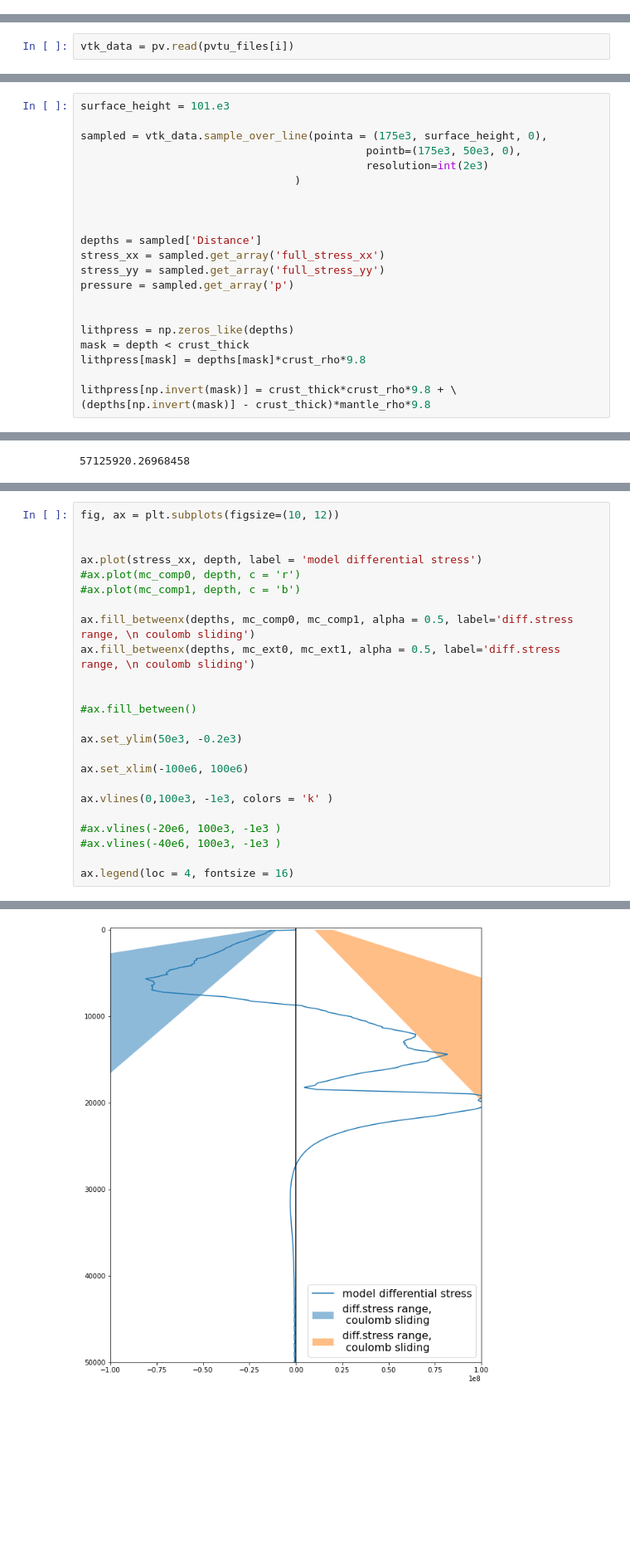
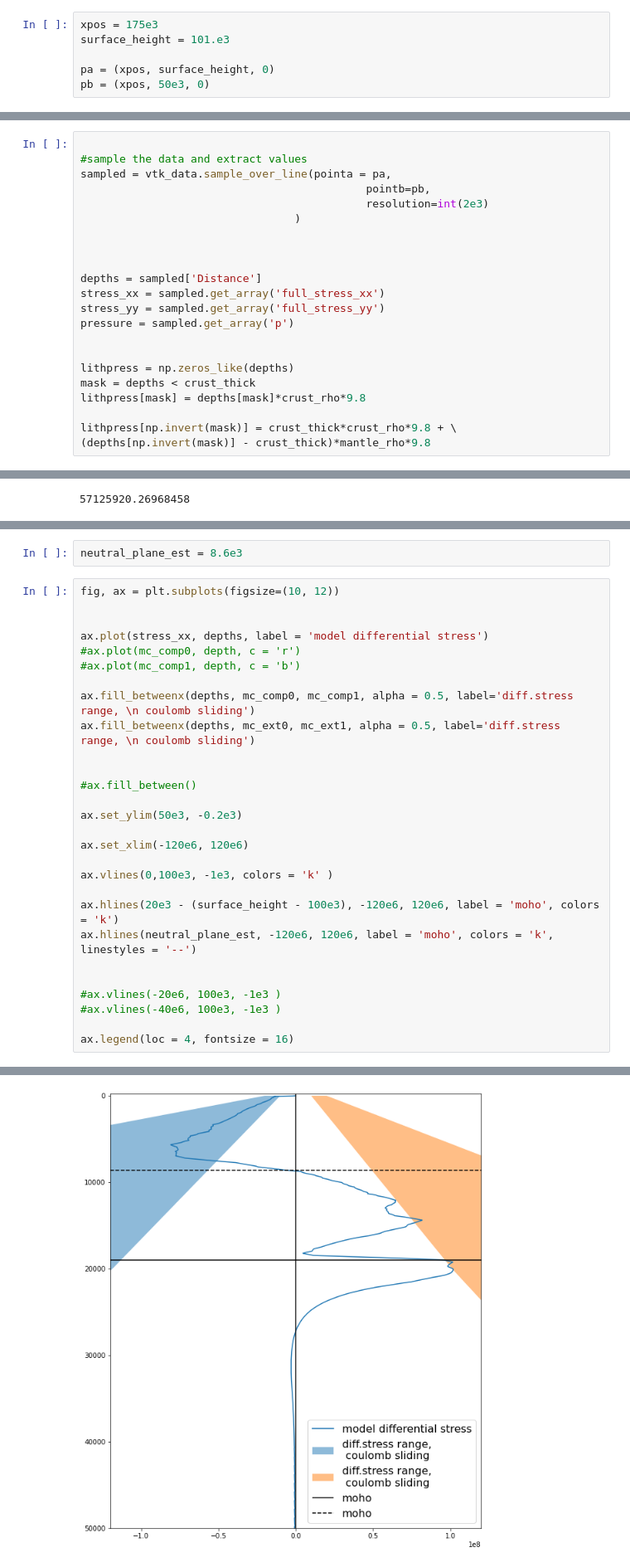
Before and after one commit to dansand/transform-2021, a Jupyter notebook: aspect-notebooks/rift_model_plots.ipynb, the cells around one changed output, grey strips where cells are left out. Shown at 83% size. Cells and saved outputs as stored; diff of their text form; blank space fills up the shorter version.

```diff
--- a/aspect-notebooks/rift_model_plots.ipynb
+++ b/aspect-notebooks/rift_model_plots.ipynb
@@ -142,3 +146,9 @@ ViewInteractiveWidget(height=600, layout=Layout(height='auto', width='100%'), wi
+# %%
+xpos = 175e3
+surface_height = 101.e3
+
+pa = (xpos, surface_height, 0)
+pb = (xpos, 50e3, 0)
 # %%
 friction_angle =   20.
 cohesion      = 20.e6
@@ -149,6 +159,4 @@ friction_weak = 0.25
 crust_thick = 20e3
 crust_rho = 2900
 mantle_rho = 3300
-# %%
-vtk_data = pv.read(pvtu_files[i])
 # %%
@@ -172,10 +183,10 @@ vtk_data.point_arrays['full_stress_xy'] = \
 vtk_data.point_arrays['viscosity']*(2*vtk_data.point_arrays['strain_rate_tensor_xy']*np.sqrt(1) + \
                                     vtk_data.point_arrays['ve_stress_xy']/(dte_years*y2s*shear_mod))
 # %%
-surface_height = 101.e3
 
-sampled = vtk_data.sample_over_line(pointa = (175e3, surface_height, 0),
-                                            pointb=(175e3, 50e3, 0),
+#sample the data and extract values
+sampled = vtk_data.sample_over_line(pointa = pa,
+                                            pointb=pb,
                                             resolution=int(2e3)
                                  )
 
@@ -188,7 +199,7 @@ pressure = sampled.get_array('p')
 
 
 lithpress = np.zeros_like(depths)
-mask = depth < crust_thick
+mask = depths < crust_thick
 lithpress[mask] = depths[mask]*crust_rho*9.8
 
 lithpress[np.invert(mask)] = crust_thick*crust_rho*9.8 + \
@@ -241,27 +272,33 @@ fc0
+# %%
+neutral_plane_est = 8.6e3
 # %%
 fig, ax = plt.subplots(figsize=(10, 12))
 
 
-ax.plot(stress_xx, depth, label = 'model differential stress')
+ax.plot(stress_xx, depths, label = 'model differential stress')
 #ax.plot(mc_comp0, depth, c = 'r')
 #ax.plot(mc_comp1, depth, c = 'b')
 
 ax.fill_betweenx(depths, mc_comp0, mc_comp1, alpha = 0.5, label='diff.stress range, \n coulomb sliding')
 ax.fill_betweenx(depths, mc_ext0, mc_ext1, alpha = 0.5, label='diff.stress range, \n coulomb sliding')
 
 
 #ax.fill_between()
 
 ax.set_ylim(50e3, -0.2e3)
 
-ax.set_xlim(-100e6, 100e6)
+ax.set_xlim(-120e6, 120e6)
 
 ax.vlines(0,100e3, -1e3, colors = 'k' )
+
+ax.hlines(20e3 - (surface_height - 100e3), -120e6, 120e6, label = 'moho', colors = 'k')
+ax.hlines(neutral_plane_est, -120e6, 120e6, label = 'moho', colors = 'k', linestyles = '--')
+
 
 #ax.vlines(-20e6, 100e3, -1e3 )
 #ax.vlines(-40e6, 100e3, -1e3 )
 
 ax.legend(loc = 4, fontsize = 16)
 # %% [output]
 <matplotlib.legend.Legend at 0x...>
-[figure, old version]
+[figure, new version]
```
Also changed, not shown: parts of 30 cells of this notebook, 1 other file.
